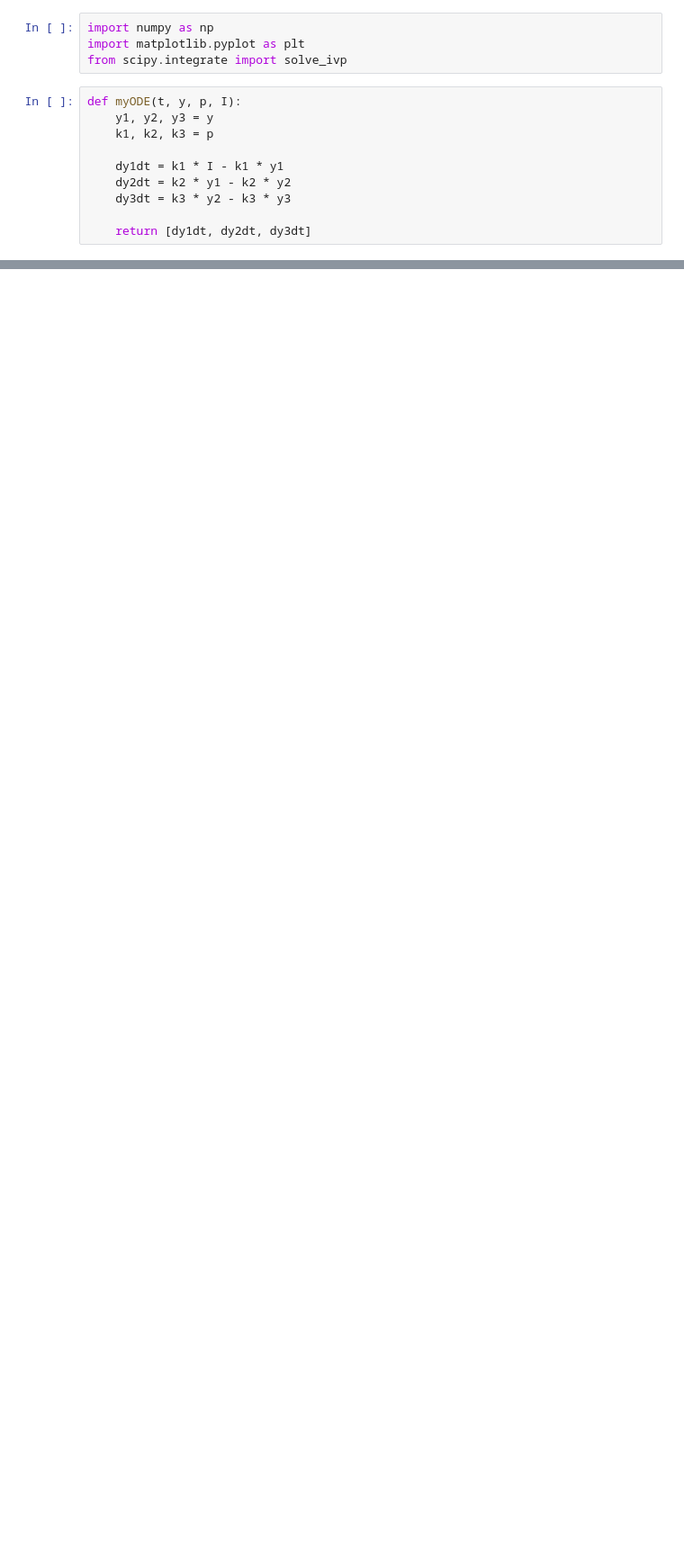
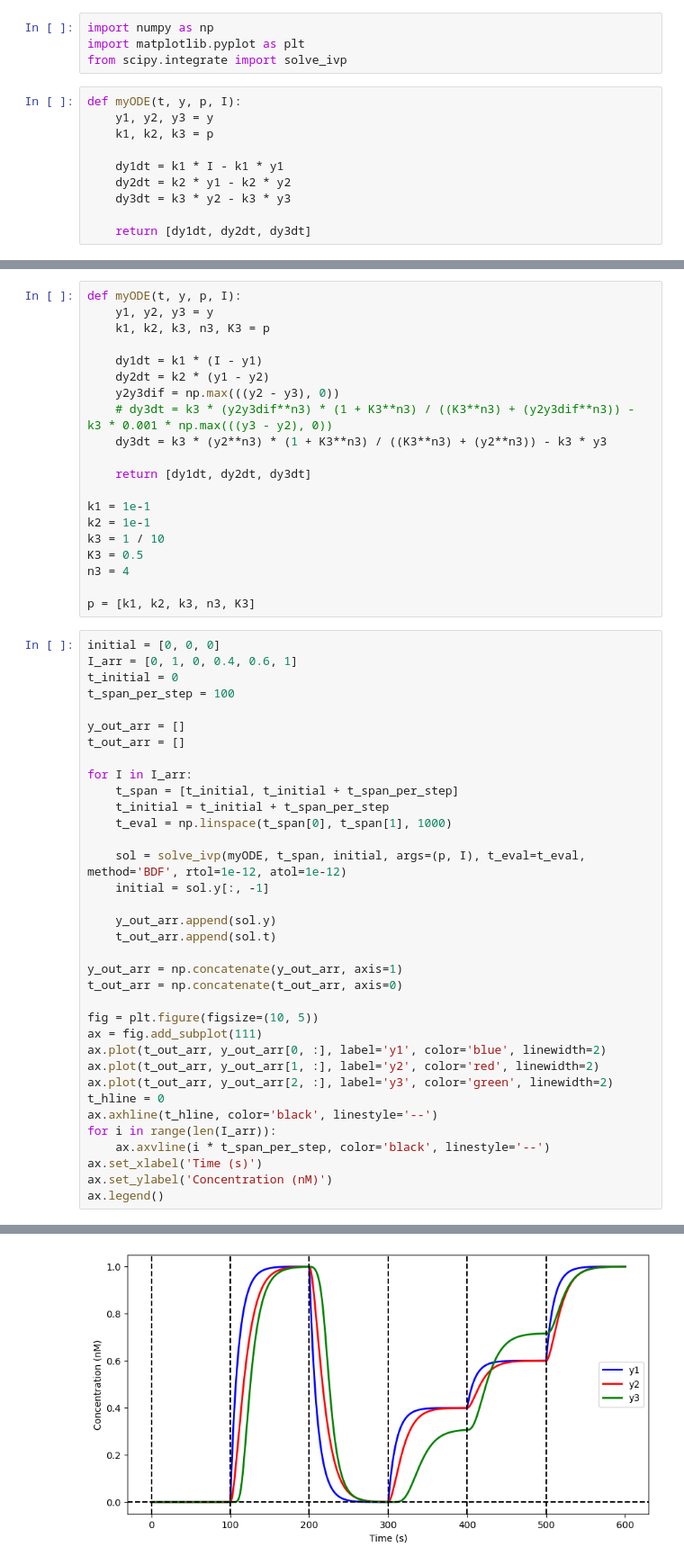
Before and after one commit to saurabhmalani1994/Cybernetic_BioModel, a Jupyter notebook: optogenetic_model_fits/June152023Onwards/howToTimeDelay.ipynb, the cells around one changed output, grey strips where cells are left out. Shown: that part at 90% size. Drawn from its saved outputs; the diff is of its cells as text; blank space fills up the shorter version.

```diff
--- a/optogenetic_model_fits/June152023Onwards/howToTimeDelay.ipynb
+++ b/optogenetic_model_fits/June152023Onwards/howToTimeDelay.ipynb
@@ -52,0 +101,56 @@ ax.legend()
+# %%
+def myODE(t, y, p, I):
+    y1, y2, y3 = y
+    k1, k2, k3, n3, K3 = p
+
+    dy1dt = k1 * (I - y1)
+    dy2dt = k2 * (y1 - y2)
+    y2y3dif = np.max(((y2 - y3), 0))
+    # dy3dt = k3 * (y2y3dif**n3) * (1 + K3**n3) / ((K3**n3) + (y2y3dif**n3)) - k3 * 0.001 * np.max(((y3 - y2), 0))
+    dy3dt = k3 * (y2**n3) * (1 + K3**n3) / ((K3**n3) + (y2**n3)) - k3 * y3
+
+    return [dy1dt, dy2dt, dy3dt]
+
+k1 = 1e-1
+k2 = 1e-1
+k3 = 1 / 10
+K3 = 0.5
+n3 = 4
+
+p = [k1, k2, k3, n3, K3]
+# %%
+initial = [0, 0, 0]
+I_arr = [0, 1, 0, 0.4, 0.6, 1]
+t_initial = 0
+t_span_per_step = 100
+
+y_out_arr = []
+t_out_arr = []
+
+for I in I_arr:
+    t_span = [t_initial, t_initial + t_span_per_step]
+    t_initial = t_initial + t_span_per_step
+    t_eval = np.linspace(t_span[0], t_span[1], 1000)
+
+    sol = solve_ivp(myODE, t_span, initial, args=(p, I), t_eval=t_eval, method='BDF', rtol=1e-12, atol=1e-12)
+    initial = sol.y[:, -1]
+
+    y_out_arr.append(sol.y)
+    t_out_arr.append(sol.t)
+
+y_out_arr = np.concatenate(y_out_arr, axis=1)
+t_out_arr = np.concatenate(t_out_arr, axis=0)
+
+fig = plt.figure(figsize=(10, 5))
+ax = fig.add_subplot(111)
+ax.plot(t_out_arr, y_out_arr[0, :], label='y1', color='blue', linewidth=2)
+ax.plot(t_out_arr, y_out_arr[1, :], label='y2', color='red', linewidth=2)
+ax.plot(t_out_arr, y_out_arr[2, :], label='y3', color='green', linewidth=2)
+t_hline = 0
+ax.axhline(t_hline, color='black', linestyle='--')
+for i in range(len(I_arr)):
+    ax.axvline(i * t_span_per_step, color='black', linestyle='--')
+ax.set_xlabel('Time (s)')
+ax.set_ylabel('Concentration (nM)')
+ax.legend()
+# %% [output]
@@ -52,0 +158 @@ ax.legend()
+[figure, added]
```
Also changed, not shown: parts of 6 cells of this notebook, 7 other files.
